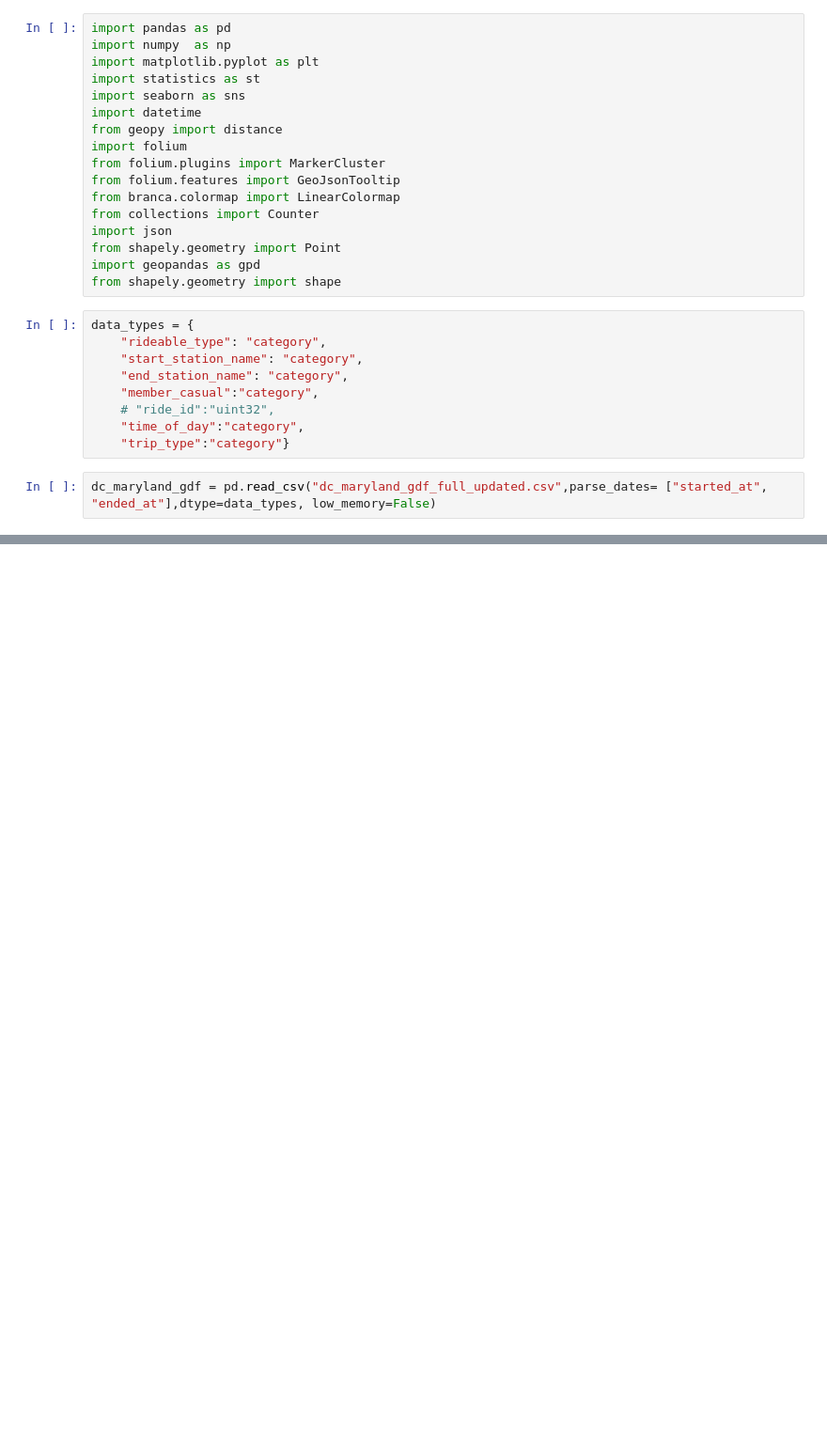
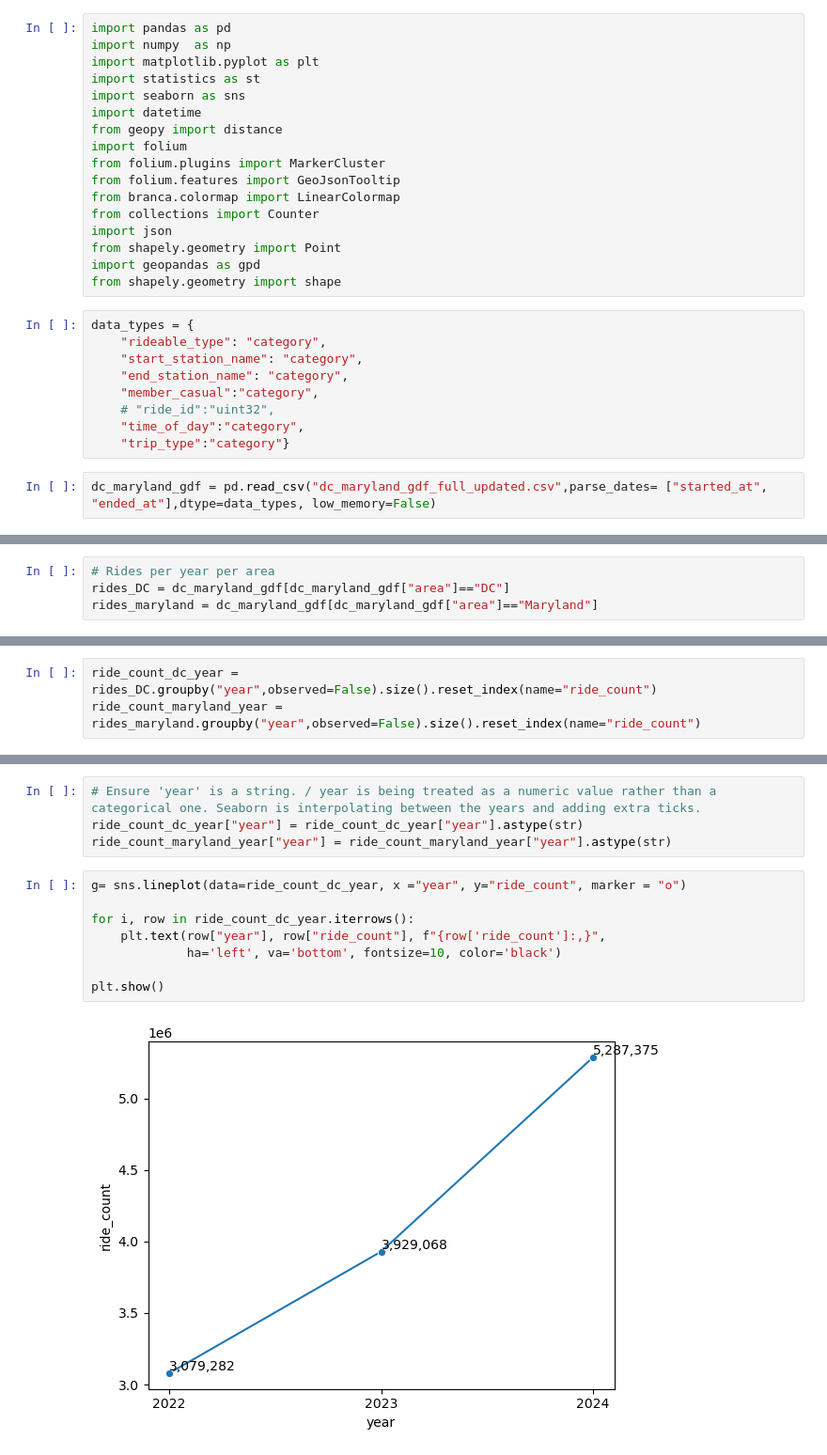
Before and after one commit to pabs-llama/projects, a Jupyter notebook: project_3_ capitalbikeshare/dc_maryland_workbook.ipynb, the cells around one changed output, grey strips where cells are left out. Shown at 94% size. Drawn from its saved outputs; the diff is of its cells as text; blank space fills up the shorter version.

```diff
--- a/project_3_ capitalbikeshare/dc_maryland_workbook.ipynb
+++ b/project_3_ capitalbikeshare/dc_maryland_workbook.ipynb
@@ -48,2 +54,6 @@ bikes['area'] = np.where(bikes['WARD'].notnull(), 'DC', 'Maryland')
+# %%
+# Rides per year per area
+rides_DC = dc_maryland_gdf[dc_maryland_gdf["area"]=="DC"]
+rides_maryland = dc_maryland_gdf[dc_maryland_gdf["area"]=="Maryland"]
 # %%
 # # Count rides per area
@@ -55,0 +90,3 @@ rides_per_ward
+# %%
+ride_count_dc_year = rides_DC.groupby("year",observed=False).size().reset_index(name="ride_count")
+ride_count_maryland_year = rides_maryland.groupby("year",observed=False).size().reset_index(name="ride_count")
@@ -55,0 +107,14 @@ rides_per_ward
+# %%
+# Ensure 'year' is a string. / year is being treated as a numeric value rather than a categorical one. Seaborn is interpolating between the years and adding extra ticks.
+ride_count_dc_year["year"] = ride_count_dc_year["year"].astype(str)
+ride_count_maryland_year["year"] = ride_count_maryland_year["year"].astype(str)
+# %%
+g= sns.lineplot(data=ride_count_dc_year, x ="year", y="ride_count", marker = "o")
+
+for i, row in ride_count_dc_year.iterrows():
+    plt.text(row["year"], row["ride_count"], f"{row['ride_count']:,}",
+             ha='left', va='bottom', fontsize=10, color='black')
+
+plt.show()
+# %% [output]
+[figure, added]
```
Also changed, not shown: parts of 18 cells of this notebook.
